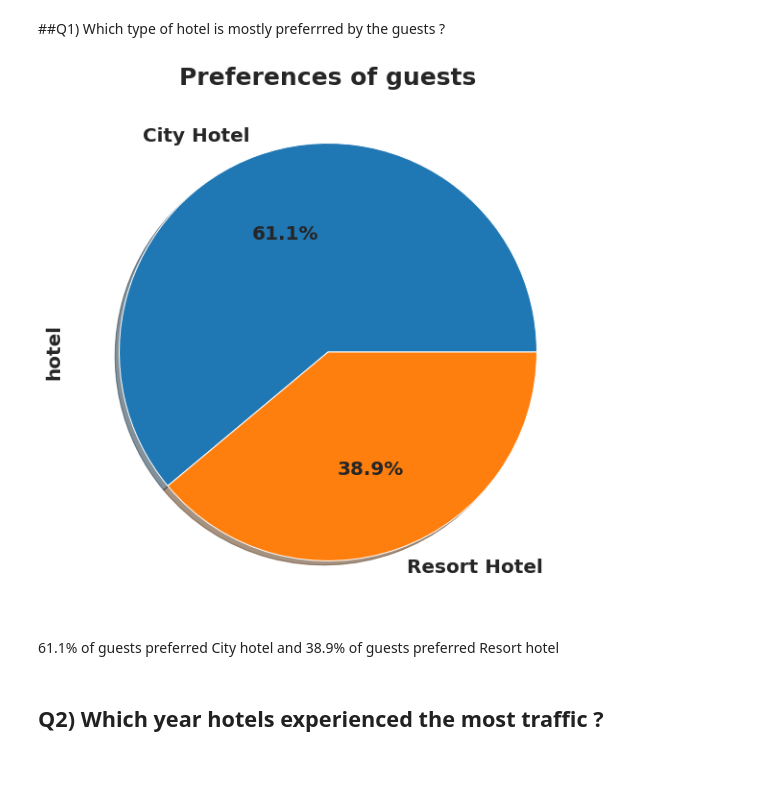
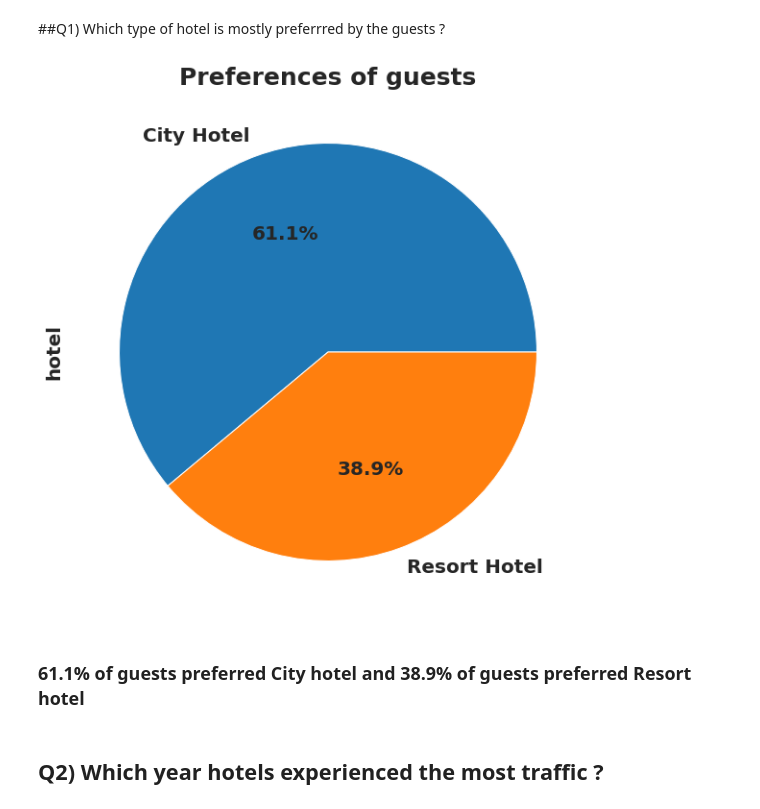
Before and after one commit to 7-sumit/Hotel-Booking-Analysis, a Jupyter notebook: Sumit_Berde_Hotel_Booking_Analysis_Capstone_Project.ipynb, the cells around one changed output. Saved outputs shown, nothing was run; the diff lists cells and outputs as text; code cells hidden in the pictures; blank space fills up the shorter version.

```diff
--- a/Sumit_Berde_Hotel_Booking_Analysis_Capstone_Project.ipynb
+++ b/Sumit_Berde_Hotel_Booking_Analysis_Capstone_Project.ipynb
@@ -336,12 +336,12 @@ The unique values in reservation_status are : ['Check-Out' 'Canceled' 'No-Show']
 ##Q1) Which type of hotel is mostly preferrred by the guests ?
 # %%
 # Plotting a pie chart
-df1['hotel'].value_counts().plot.pie(shadow=True,autopct='%1.1f%%',figsize=(10,10),fontsize=20)
+df1['hotel'].value_counts().plot.pie(shadow=False,autopct='%1.1f%%',figsize=(10,10),fontsize=20)
 plt.title('Preferences of guests');
 # %% [output]
-[figure, old version]
+[figure, new version]
 # %% [markdown]
-61.1% of guests preferred City hotel and 38.9% of guests preferred Resort hotel
+### 61.1% of guests preferred City hotel and 38.9% of guests preferred Resort hotel
 # %% [markdown]
 ## Q2) Which year hotels experienced the most traffic ?
 # %%
```
Also changed, not shown: parts of 21 cells of this notebook.
